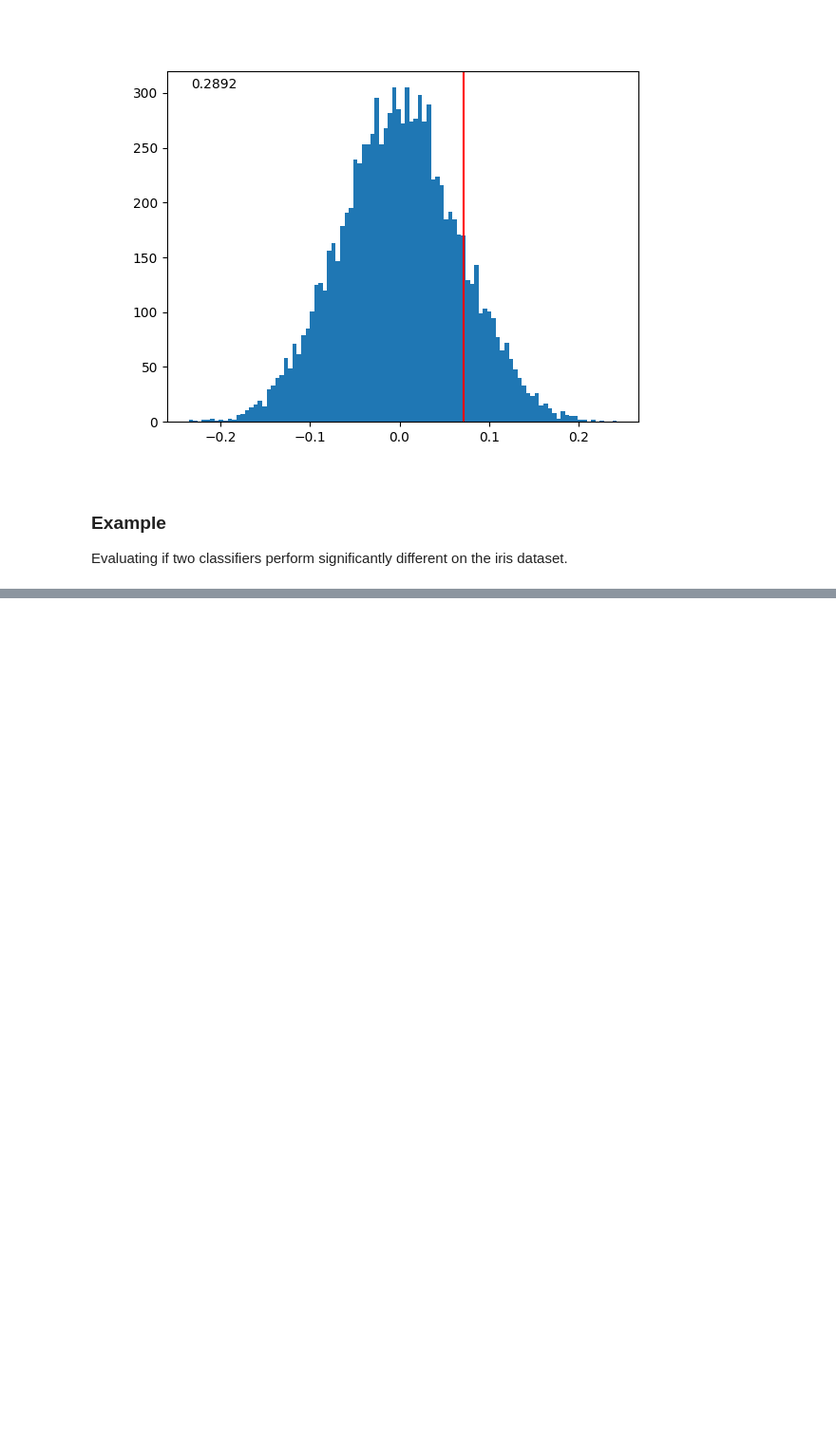
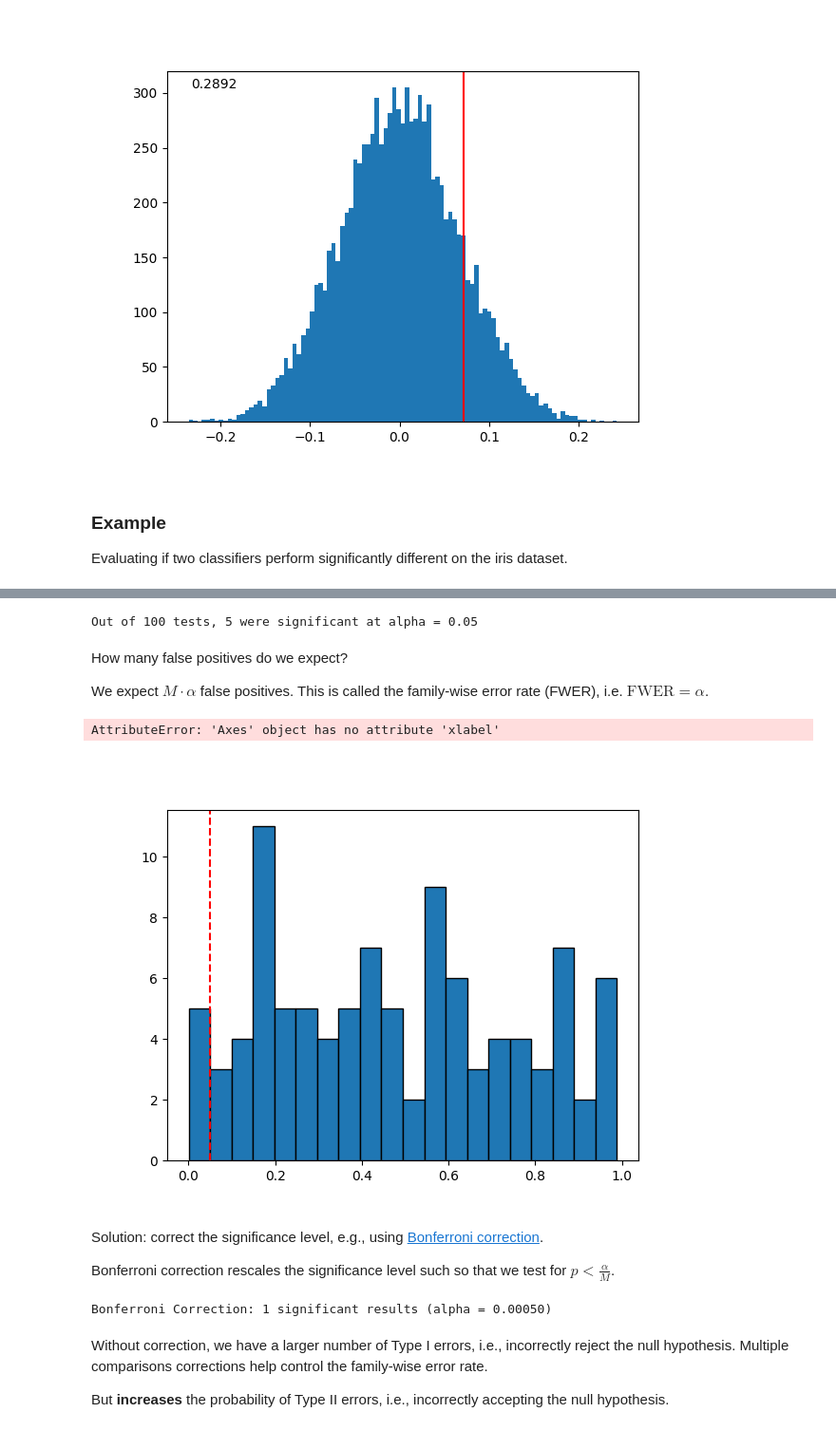
Before and after one commit to webis-de/teaching-nlp-notebooks, a Jupyter notebook: scipy-hypothesis-testing.ipynb, the cells around one changed output, grey strips where cells are left out. Shown at 95% size. Cells and saved outputs as stored; diff of their text form; code cells hidden in the pictures; blank space fills up the shorter version.

Commit message:
bonferroni correction

```diff
--- a/scipy-hypothesis-testing.ipynb
+++ b/scipy-hypothesis-testing.ipynb
@@ -716,0 +729,59 @@ interactive(children=(FloatSlider(value=0.0, description='p1', max=1.0, step=0.0
+# %%
+import numpy as np
+import matplotlib.pyplot as plt
+import pandas as pd
+from scipy import stats
+
+# Set seed for reproducibility
+# np.random.seed(42)
+
+def multiple_comparisons(n_tests: int, n_samples: int) -> np.array:
+    p_values = []
+    for i in range(n_tests):
+        group1 = np.random.normal(0, 1, n_samples)
+        group2 = np.random.normal(0, 1, n_samples)  # same distribution
+        _, p_val = stats.ttest_ind(group1, group2)
+        p_values.append(p_val)
+    return np.array(p_values)
+
+p_values = multiple_comparisons(100, 30)
+
+n_tests = 100
+n_samples = 30
+alpha = 0.05
+
+print(f"Out of {n_tests} tests, {np.sum(p_values < alpha)} were significant at alpha = {alpha}")
+# %% [output]
+Out of 100 tests, 5 were significant at alpha = 0.05
+# %% [markdown]
+How many false positives do we expect?
+
+We expect $M \cdot \alpha$ false positives. This is called the family-wise error rate (FWER), i.e. $\text{FWER} = \alpha$.
+# %%
+fig, ax = plt.subplots()
+ax.hist(p_values, bins=20, edgecolor='black')
+ax.axvline(alpha, color='red', linestyle='dashed', label=f'alpha = {alpha}')
+ax.set_title('Distribution of P-values (All Null Hypotheses True)')
+ax.set_xlabel('P-value')
+ax.set_ylabel('Frequency')
+ax.legend()
+# %% [output]
+AttributeError: 'Axes' object has no attribute 'xlabel'
+[figure, added]
+# %% [markdown]
+Solution: correct the significance level, e.g., using [Bonferroni correction](https://en.wikipedia.org/wiki/Bonferroni_correction).
+
+Bonferroni correction rescales the significance level such so that we test for $p < \frac{\alpha}{M}$.
+# %%
+# Bonferroni Correction
+alpha_bonf = alpha / n_tests
+significant_bonf = np.sum(p_values < alpha_bonf)
+
+print(f"Bonferroni Correction: {significant_bonf} significant results (alpha = {alpha_bonf:.5f})")
+# %% [output]
+Bonferroni Correction: 1 significant results (alpha = 0.00050)
+# %% [markdown]
+Without correction, we have a larger number of Type I errors, i.e., incorrectly reject the null hypothesis.
+Multiple comparisons corrections help control the family-wise error rate.
+
+But **increases** the probability of Type II errors, i.e., incorrectly accepting the null hypothesis.
```
Also changed, not shown: parts of 2 cells of this notebook.
